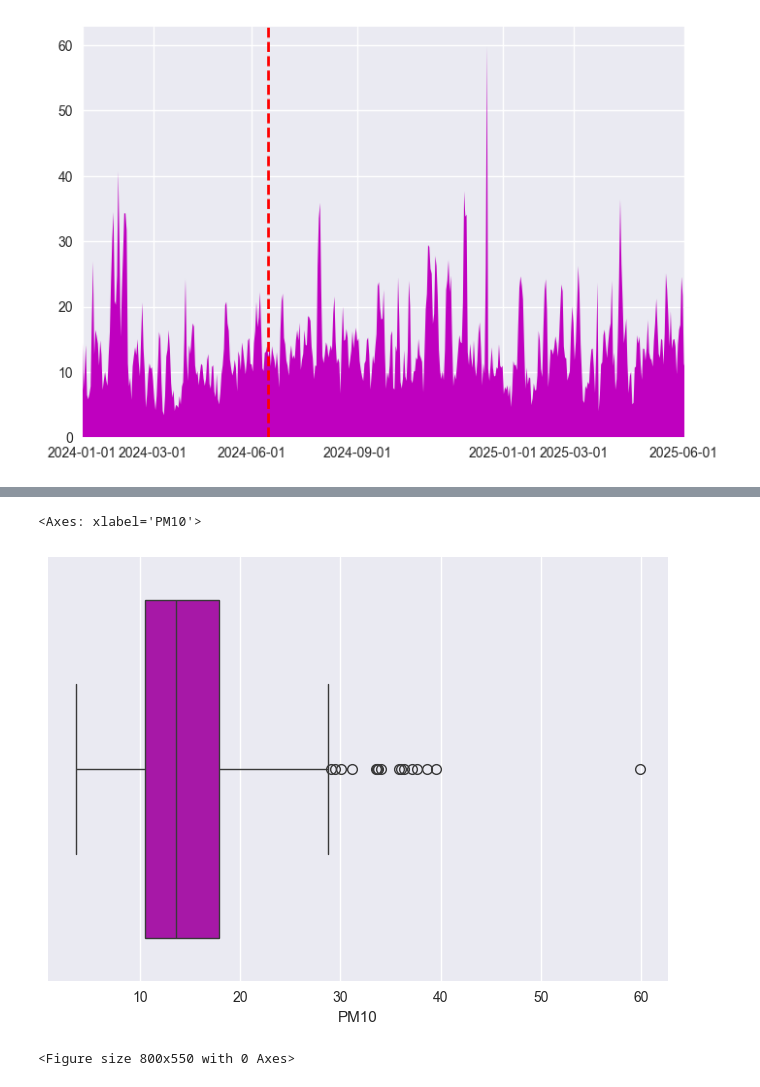
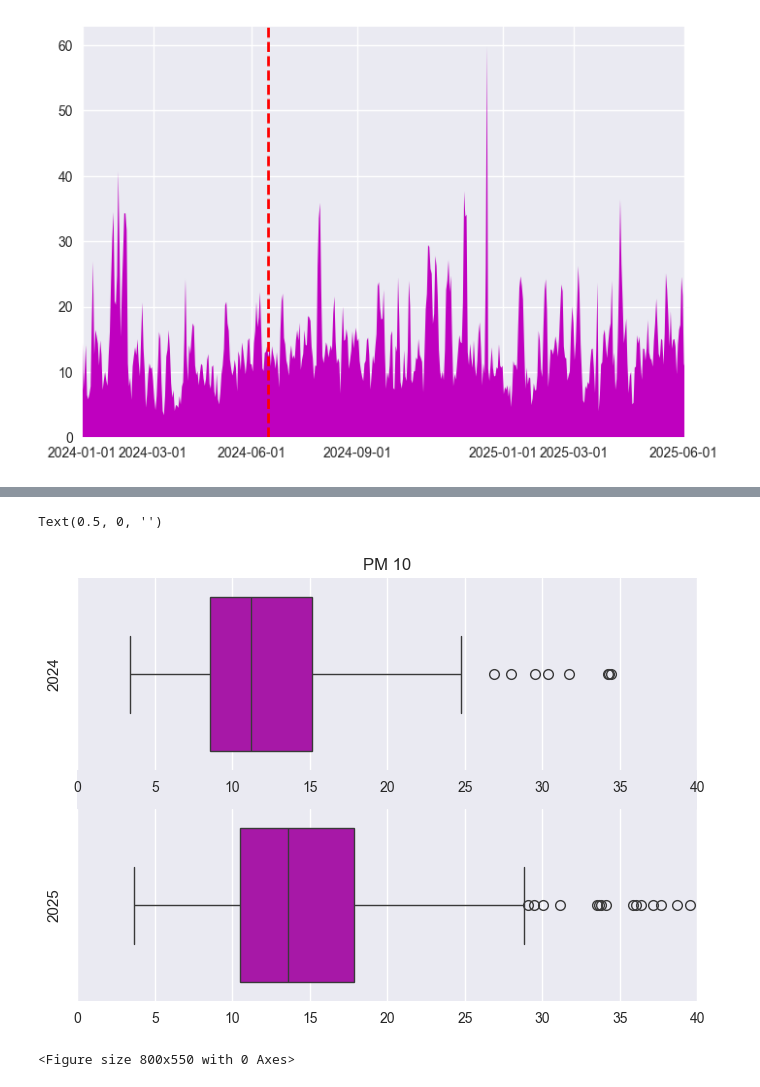
Before and after one commit to jonkar-diazperez/EDA_JCDP, a Jupyter notebook: src/notebooks/ZBE Euskadi_working.ipynb, the cells around one changed output, grey strips where cells are left out. Saved outputs shown, nothing was run; the diff lists cells and outputs as text; code cells hidden in the pictures.

```diff
--- a/src/notebooks/ZBE Euskadi_working.ipynb
+++ b/src/notebooks/ZBE Euskadi_working.ipynb
@@ -566,8 +585,21 @@ sns.boxplot(data = df_bio_maz_sum[df_bio_maz_sum["Date"] < "2024-06-15"], x = "P
-# %%
-sns.boxplot(data = df_bio_maz_sum[df_bio_maz_sum["Date"] >= "2024-06-15"], x = "PM10",color='m')
-# %% [output]
-<Axes: xlabel='PM10'>
-[figure, removed]
+# %%
+plt.figure()
+plt.title("PM 10")
+plt.xticks([])
+plt.yticks([])
+plt.subplot(2,1,1)
+sns.boxplot(data = df_bio_maz_sum[df_bio_maz_sum["Date"] < "2024-06-15"], x = "PM10",color='m')
+plt.xlim(0,40)
+plt.ylabel("2024")
+plt.xlabel("")
+plt.subplot(2,1,2)
+sns.boxplot(data = df_bio_maz_sum[df_bio_maz_sum["Date"] >= "2024-06-15"], x = "PM10",color='m')
+plt.xlim(0,40)
+plt.ylabel("2025")
+plt.xlabel("")
+# %% [output]
+Text(0.5, 0, '')
+[figure, added]
 # %%
 plt.figure()
 fig, ax = plt.subplots()
```
Also changed, not shown: parts of 31 cells of this notebook, 34 other files.
